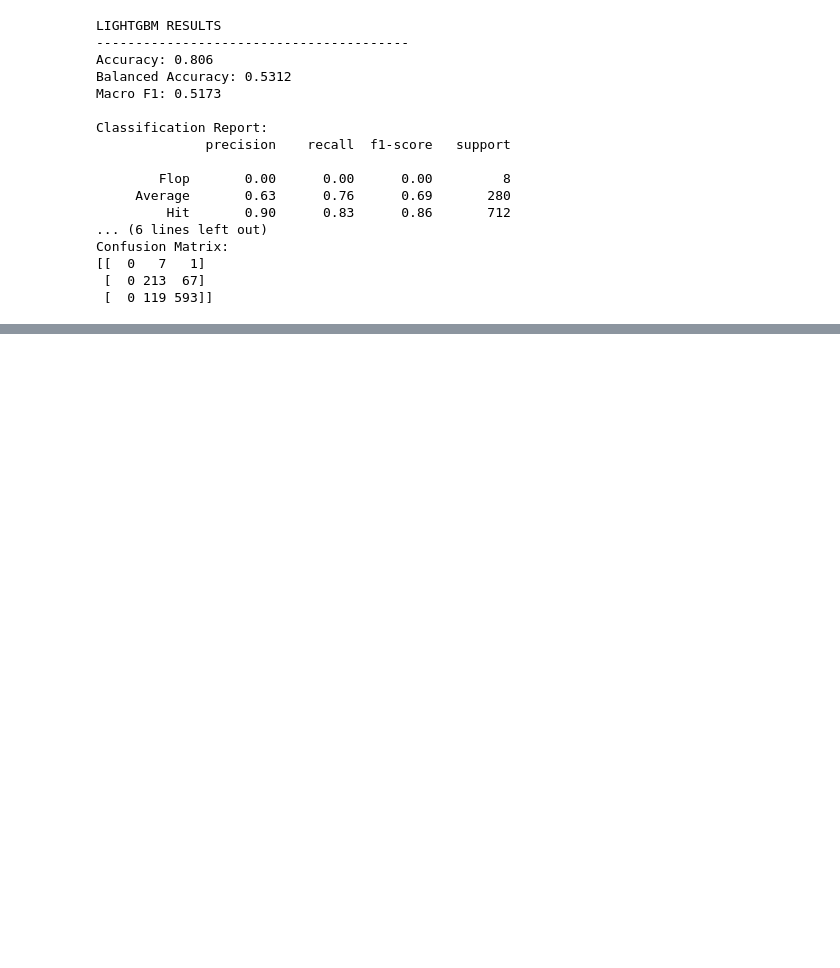
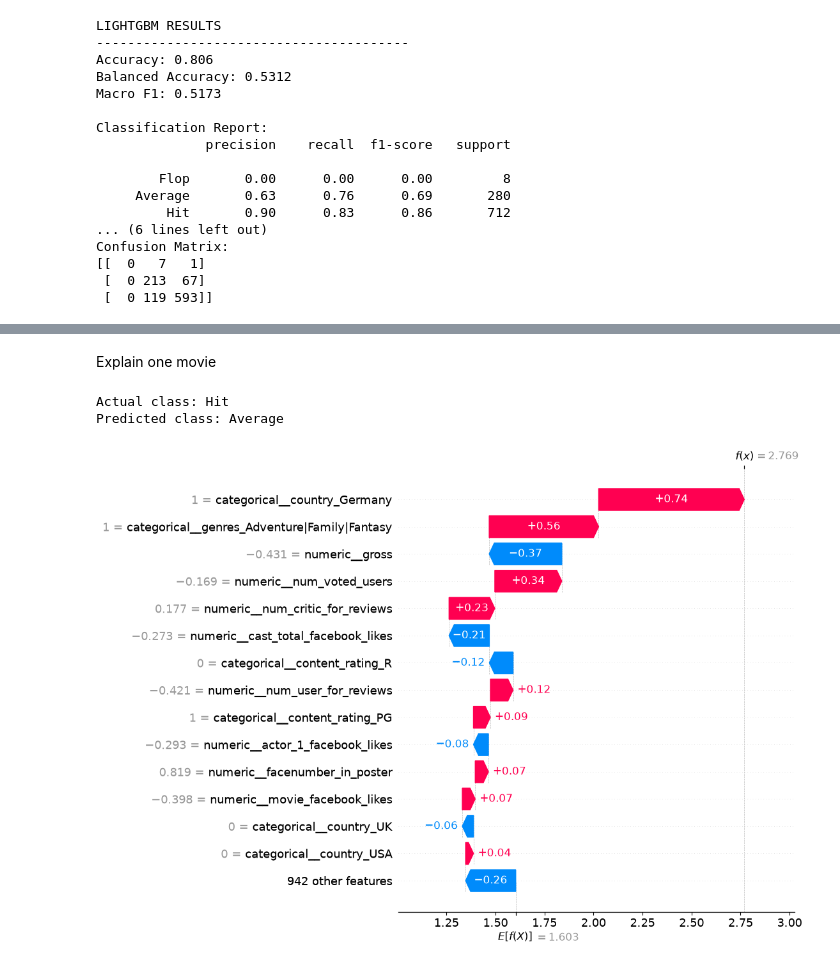
Before and after one commit to ISdarsan/Movie-Sucess-Prediction-using-ML-and-AI, a Jupyter notebook: PHASE1.ipynb, the cells around one changed output, grey strips where cells are left out. Drawn from its saved outputs; the diff is of its cells as text; code cells hidden in the pictures; blank space fills up the shorter version.

```diff
--- a/PHASE1.ipynb
+++ b/PHASE1.ipynb
@@ -1284,0 +1789,21 @@ Confusion Matrix:
+# %% [markdown]
+Explain one movie
+# %%
+# Explain the first movie in the test dataset
+movie_index = 0
+
+print("Actual class:", y_test.iloc[movie_index])
+print("Predicted class:", final_model.predict(X_test.iloc[[movie_index]])[0])
+
+# Show SHAP explanation for the predicted class
+predicted_class = final_model.predict(X_test.iloc[[movie_index]])[0]
+class_index = list(classifier.classes_).index(predicted_class)
+
+shap.plots.waterfall(
+    shap_values_named[movie_index, :, class_index],
+    max_display=15
+)
+# %% [output]
+Actual class: Hit
+Predicted class: Average
+[figure, added]
```
Also changed, not shown: parts of 49 cells of this notebook, 5 other files.
